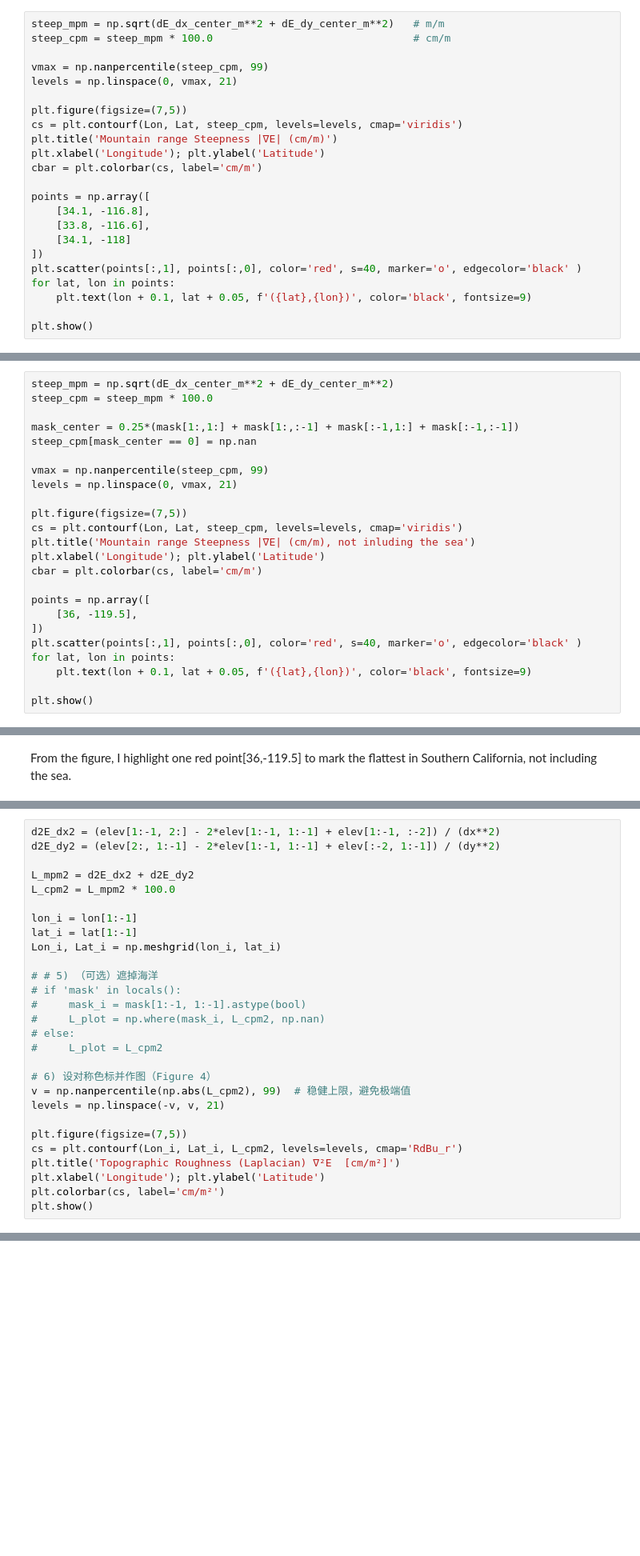
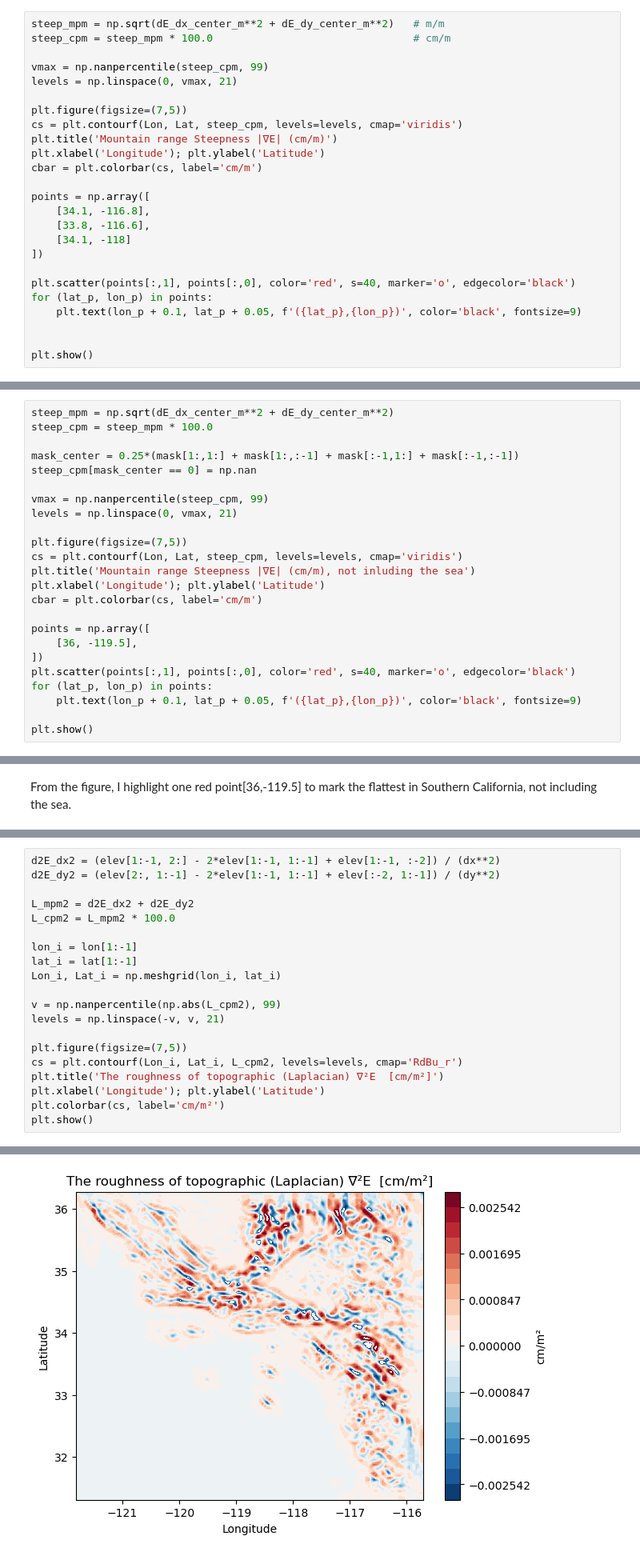
Before and after one commit to HOUPU1993/Homework-for-GEOG-210A-F25, a Jupyter notebook: Homework 1/HM5.ipynb, the cells around one changed output, grey strips where cells are left out. Shown at 80% size. Cells and saved outputs as stored; diff of their text form; blank space fills up the shorter version.

```diff
--- a/Homework 1/HM5.ipynb
+++ b/Homework 1/HM5.ipynb
@@ -123,9 +123,11 @@ points = np.array([
     [33.8, -116.6],
     [34.1, -118]
 ])
-plt.scatter(points[:,1], points[:,0], color='red', s=40, marker='o', edgecolor='black' )
-for lat, lon in points:
-    plt.text(lon + 0.1, lat + 0.05, f'({lat},{lon})', color='black', fontsize=9)
+
+plt.scatter(points[:,1], points[:,0], color='red', s=40, marker='o', edgecolor='black')
+for (lat_p, lon_p) in points:
+    plt.text(lon_p + 0.1, lat_p + 0.05, f'({lat_p},{lon_p})', color='black', fontsize=9)
+
 
 plt.show()
 # %% [output]
@@ -155,9 +157,9 @@ cbar = plt.colorbar(cs, label='cm/m')
 points = np.array([
     [36, -119.5],
 ])
-plt.scatter(points[:,1], points[:,0], color='red', s=40, marker='o', edgecolor='black' )
-for lat, lon in points:
-    plt.text(lon + 0.1, lat + 0.05, f'({lat},{lon})', color='black', fontsize=9)
+plt.scatter(points[:,1], points[:,0], color='red', s=40, marker='o', edgecolor='black')
+for (lat_p, lon_p) in points:
+    plt.text(lon_p + 0.1, lat_p + 0.05, f'({lat_p},{lon_p})', color='black', fontsize=9)
 
 plt.show()
 # %% [output]
@@ -195,20 +193,12 @@ lon_i = lon[1:-1]
 lat_i = lat[1:-1]
 Lon_i, Lat_i = np.meshgrid(lon_i, lat_i)
 
-# # 5) （可选）遮掉海洋
-# if 'mask' in locals():
-#     mask_i = mask[1:-1, 1:-1].astype(bool)
-#     L_plot = np.where(mask_i, L_cpm2, np.nan)
-# else:
-#     L_plot = L_cpm2
-
-# 6) 设对称色标并作图（Figure 4）
-v = np.nanpercentile(np.abs(L_cpm2), 99)  # 稳健上限，避免极端值
+v = np.nanpercentile(np.abs(L_cpm2), 99)
 levels = np.linspace(-v, v, 21)
 
 plt.figure(figsize=(7,5))
 cs = plt.contourf(Lon_i, Lat_i, L_cpm2, levels=levels, cmap='RdBu_r')
-plt.title('Topographic Roughness (Laplacian) ∇²E  [cm/m²]')
+plt.title('The roughness of topographic (Laplacian) ∇²E  [cm/m²]')
 plt.xlabel('Longitude'); plt.ylabel('Latitude')
 plt.colorbar(cs, label='cm/m²')
 plt.show()
@@ -217,3 +206,4 @@ IndexError: invalid index to scalar variable.
+[figure, added]
 # %% [markdown]
 <font color="orange">
 b) Where do you find the roughest topography in Southern California
```
Also changed, not shown: parts of 6 cells of this notebook.
